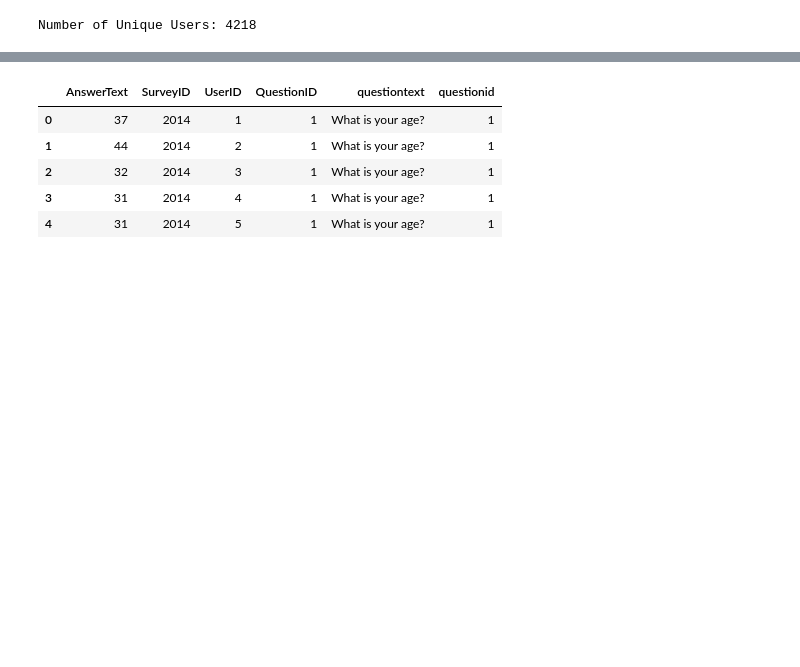
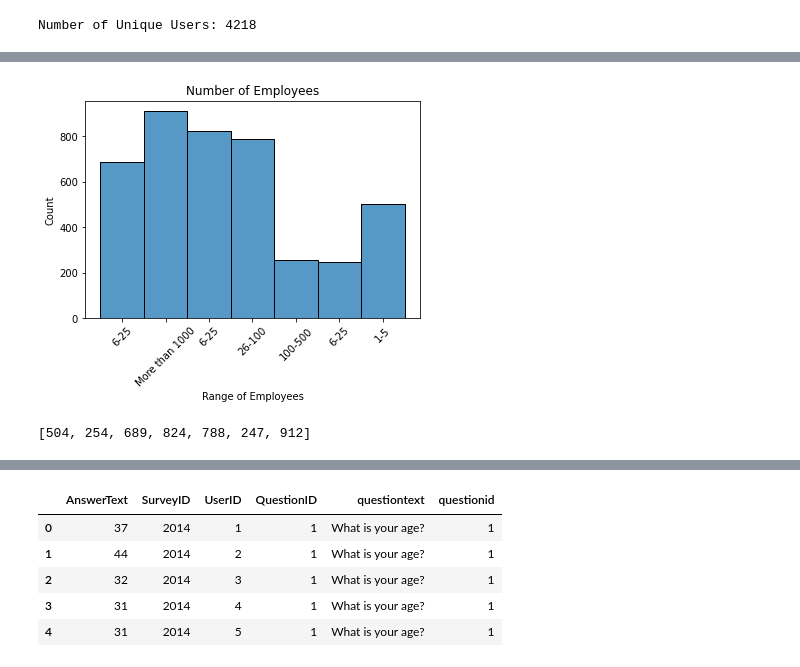
Before and after one commit to lauren-esser/Exploring_Mental_Health_with_SQL, a Jupyter notebook: Mental_Health_Survey.ipynb, the cells around one changed output, grey strips where cells are left out. Drawn from its saved outputs; the diff is of its cells as text; code cells hidden in the pictures; blank space fills up the shorter version.

Commit message:
Began exploring top 12 questions from surveys

```diff
--- a/Mental_Health_Survey.ipynb
+++ b/Mental_Health_Survey.ipynb
@@ -125,0 +123,4 @@ Need to look at questions more but would like visuals/responses on mental health
+# %%
+#find answers that correspond to above question
+employees = q_a[q_a.questiontext == "How many employees does your company or organization have?"]
+employees
@@ -125,0 +156,15 @@ Need to look at questions more but would like visuals/responses on mental health
+# %%
+ax = sns.histplot(employees.AnswerText)
+
+ax.set_title("Number of Employees")
+ax.set_xlabel("Range of Employees")
+labels = employees.AnswerText
+ax.set_xticklabels(labels, rotation = 45);
+# %% [output]
+[figure, added]
+# %%
+experiment = [employees.AnswerText.value_counts()[4], employees.AnswerText.value_counts()[5], employees.AnswerText.value_counts()[3],
+              employees.AnswerText.value_counts()[1], employees.AnswerText.value_counts()[2], employees.AnswerText.value_counts()[6], employees.AnswerText.value_counts()[0]]
+experiment
+# %% [output]
+[504, 254, 689, 824, 788, 247, 912]
```
Also changed, not shown: parts of 12 cells of this notebook.
